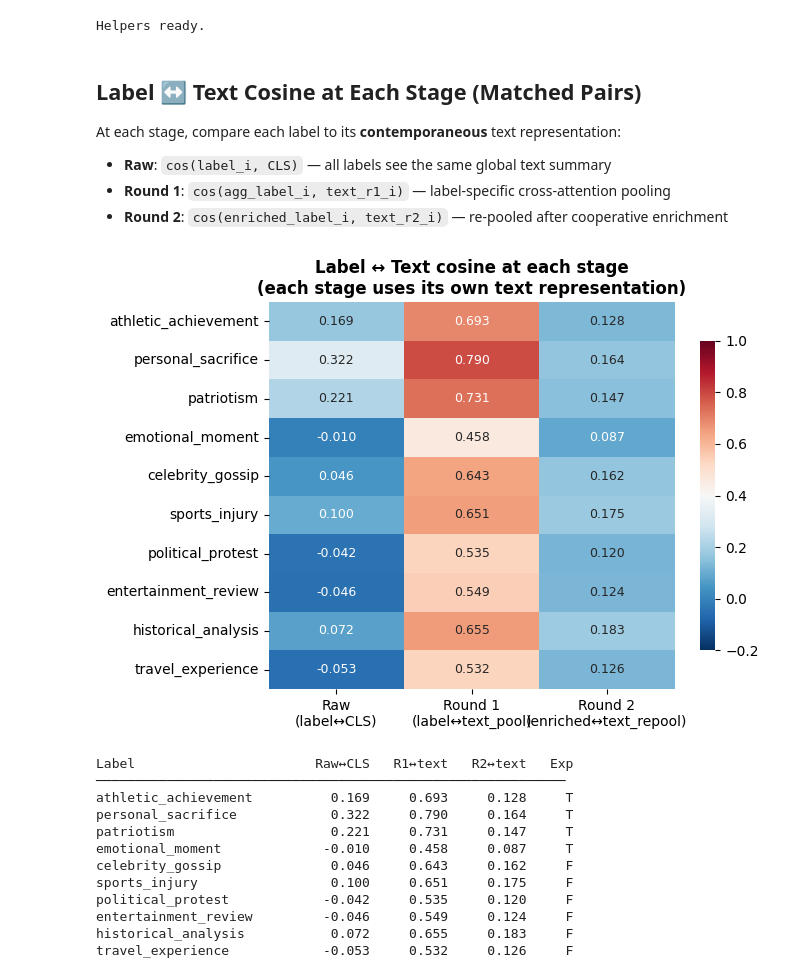
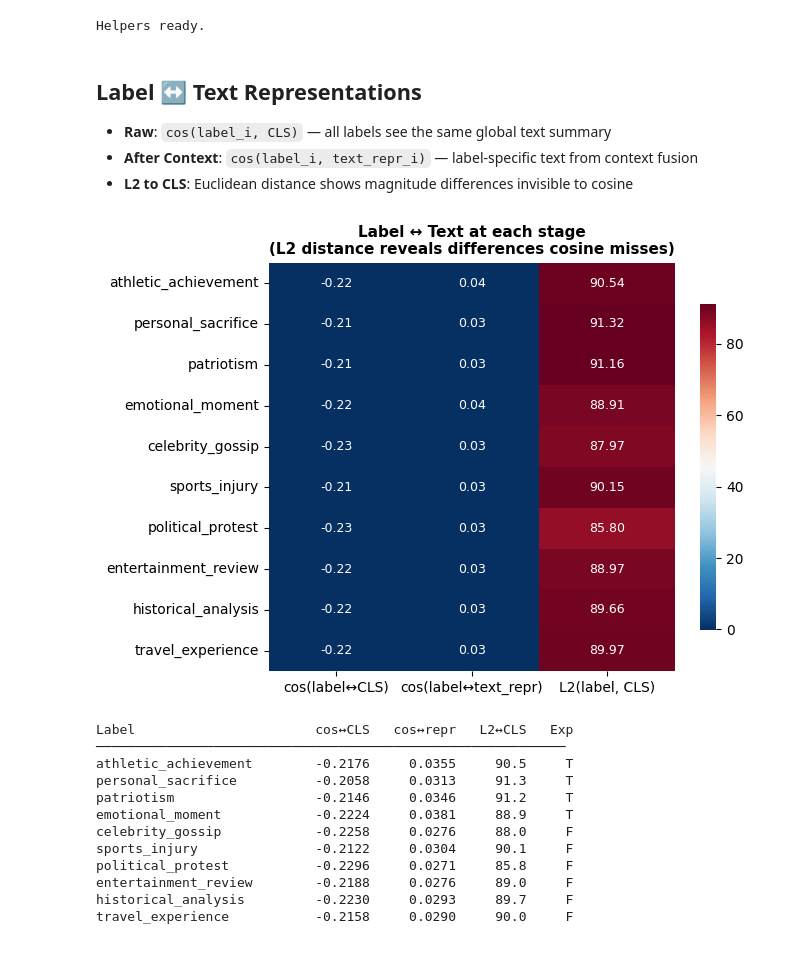
Before and after one commit to KameniAlexNea/zero-shot-classification, a Jupyter notebook: notebooks/ForwardPassVisualization.ipynb, the cells around one changed output. Saved outputs shown, nothing was run; the diff lists cells and outputs as text; code cells hidden in the pictures.

```diff
--- a/notebooks/ForwardPassVisualization.ipynb
+++ b/notebooks/ForwardPassVisualization.ipynb
@@ -22,7 +21,6 @@ import torch.nn.functional as F
 import numpy as np
 import matplotlib.pyplot as plt
 import seaborn as sns
-from matplotlib.gridspec import GridSpec
 
 from gliznet import GliZNetForSequenceClassification, GliZNETTokenizer
 
@@ -33,7 +31,7 @@ if torch.cuda.is_available():
 else:
     DEVICE = "cpu"
 
-MODEL_PATH = "../results/deberta-v3-base_20260519_152126/checkpoint-4000"
+MODEL_PATH = "../results/deberta-v3-base_20260520_061319/checkpoint-32000"
 
 model = GliZNetForSequenceClassification.from_pretrained(
     MODEL_PATH,
@@ -44,6 +42,6 @@ print(f"Device: {DEVICE}")
 print(f"Model loaded from: {MODEL_PATH}")
 print(f"Hidden size: {model.aggregator.hidden_size}")
 print(f"Scoring: {model.aggregator.scoring.__class__.__name__}")
-print(f"Label enrichment: {model.aggregator.label_context is not None}")
+print(f"Label context fusion: {model.aggregator.context is not None}")
 # %% [output]
 Device: cuda:0
@@ -206,62 +197,61 @@ print("Helpers ready.")
 # %% [output]
 Helpers ready.
 # %% [markdown]
-## Label ↔ Text Cosine at Each Stage (Matched Pairs)
+## Label ↔ Text Representations
 
-At each stage, compare each label to its **contemporaneous** text representation:
 - **Raw**: `cos(label_i, CLS)` — all labels see the same global text summary
-- **Round 1**: `cos(agg_label_i, text_r1_i)` — label-specific cross-attention pooling
-- **Round 2**: `cos(enriched_label_i, text_r2_i)` — re-pooled after cooperative enrichment
+- **After Context**: `cos(label_i, text_repr_i)` — label-specific text from context fusion
+- **L2 to CLS**: Euclidean distance shows magnitude differences invisible to cosine
 # %%
 cls = stages["cls_emb"].unsqueeze(0)  # (1, D)
 
-# Stage-matched cosine similarities
-# Raw: each label vs CLS (broadcast)
+# Raw: each label vs CLS
 sim_raw = cos_sim(stages["raw_label_embs"], cls).flatten()  # (K,)
-# Round 1: each label vs its own text pooling
-sim_r1 = np.array([
-    cos_sim(stages["agg_label_embs"][i:i+1], stages["text_r1"][i:i+1]).item()
+
+# After context fusion: each label vs its text_repr
+sim_context = np.array([
+    cos_sim(stages["agg_label_embs"][i:i+1], stages["text_repr"][i:i+1]).item()
     for i in range(len(labels))
 ])
-# Round 2: each enriched label vs its re-pooled text
-sim_r2 = np.array([
-    cos_sim(stages["enriched_label_embs"][i:i+1], stages["text_r2"][i:i+1]).item()
+
+# L2 distances: labels to CLS, and between text_repr vectors
+l2_to_cls = np.array([
+    torch.norm(stages["raw_label_embs"][i].float() - cls.float().squeeze()).item()
     for i in range(len(labels))
 ])
 
 # Heatmap: (K, 3) matrix
-sim_matrix = np.column_stack([sim_raw, sim_r1, sim_r2])
-stage_cols = ["Raw\n(label↔CLS)", "Round 1\n(label↔text_pool)", "Round 2\n(enriched↔text_repool)"]
+sim_matrix = np.column_stack([sim_raw, sim_context, l2_to_cls])
+stage_cols = ["cos(label↔CLS)", "cos(label↔text_repr)", "L2(label, CLS)"]
 
 fig, ax = plt.subplots(figsize=(7, 5))
 sns.heatmap(
-    sim_matrix, ax=ax, vmin=-0.2, vmax=1.0, cmap="RdBu_r",
+    sim_matrix, ax=ax, cmap="RdBu_r",
     xticklabels=stage_cols, yticklabels=labels,
-    annot=True, fmt=".3f", annot_kws={"size": 9},
+    annot=True, fmt=".2f", annot_kws={"size": 9},
     cbar_kws={"shrink": 0.8},
 )
-ax.set_title("Label ↔ Text cosine at each stage\n(each stage uses its own text representation)",
-             fontsize=12, fontweight="bold")
+ax.set_title("Label ↔ Text at each stage\n(L2 distance reveals differences cosine misses)", fontsize=11, fontweight="bold")
 plt.tight_layout()
 plt.show()
 
 # Table
-print(f"\n{'Label':<25} {'Raw↔CLS':>9} {'R1↔text':>9} {'R2↔text':>9} {'Exp':>5}")
+print(f"\n{'Label':<25} {'cos↔CLS':>9} {'cos↔repr':>10} {'L2↔CLS':>8} {'Exp':>5}")
 print("─" * 60)
 for i, (lbl, exp) in enumerate(zip(labels, expected)):
-    print(f"{lbl:<25} {sim_raw[i]:>9.3f} {sim_r1[i]:>9.3f} {sim_r2[i]:>9.3f} {'T' if exp else 'F':>5}")
+    print(f"{lbl:<25} {sim_raw[i]:>9.4f} {sim_context[i]:>10.4f} {l2_to_cls[i]:>8.1f} {'T' if exp else 'F':>5}")
 # %% [output]
-[figure, old version]
+[figure, new version]
-Label                       Raw↔CLS   R1↔text   R2↔text   Exp
+Label                       cos↔CLS   cos↔repr   L2↔CLS   Exp
 ────────────────────────────────────────────────────────────
-athletic_achievement          0.169     0.693     0.128     T
-personal_sacrifice            0.322     0.790     0.164     T
-patriotism                    0.221     0.731     0.147     T
-emotional_moment             -0.010     0.458     0.087     T
-celebrity_gossip              0.046     0.643     0.162     F
-sports_injury                 0.100     0.651     0.175     F
-political_protest            -0.042     0.535     0.120     F
-entertainment_review         -0.046     0.549     0.124     F
-historical_analysis           0.072     0.655     0.183     F
-travel_experience            -0.053     0.532     0.126     F
+athletic_achievement        -0.2176     0.0355     90.5     T
+personal_sacrifice          -0.2058     0.0313     91.3     T
+patriotism                  -0.2146     0.0346     91.2     T
+emotional_moment            -0.2224     0.0381     88.9     T
+celebrity_gossip            -0.2258     0.0276     88.0     F
+sports_injury               -0.2122     0.0304     90.1     F
+political_protest           -0.2296     0.0271     85.8     F
+entertainment_review        -0.2188     0.0276     89.0     F
+historical_analysis         -0.2230     0.0293     89.7     F
+travel_experience           -0.2158     0.0290     90.0     F
 # %% [markdown]
```
Also changed, not shown: parts of 13 cells of this notebook, 1 other file.
